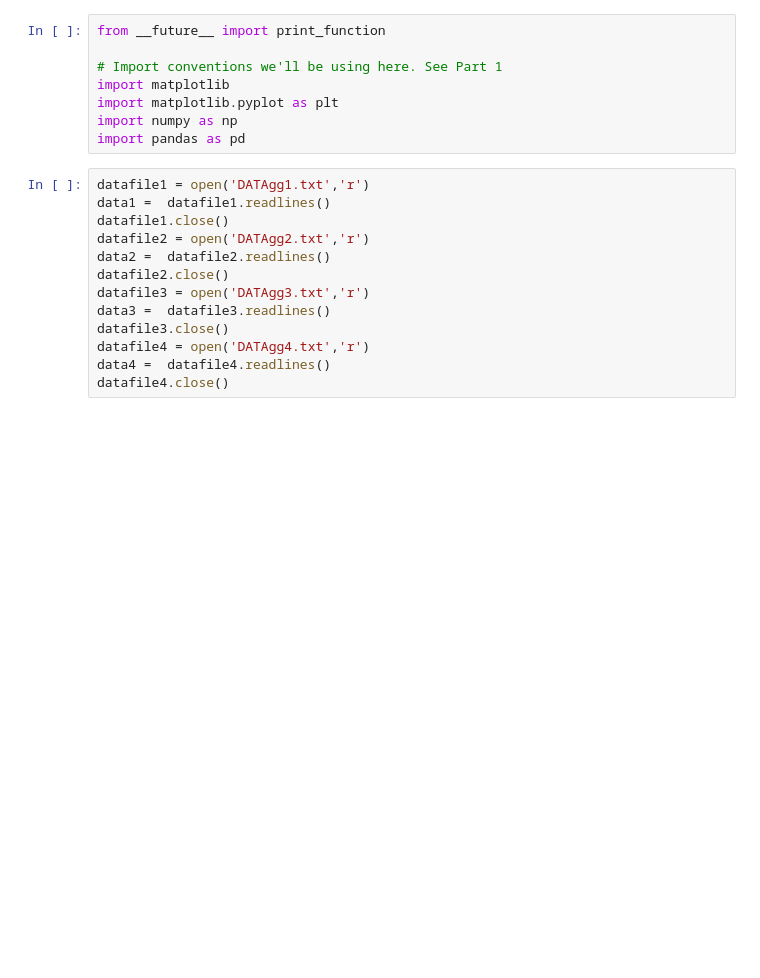
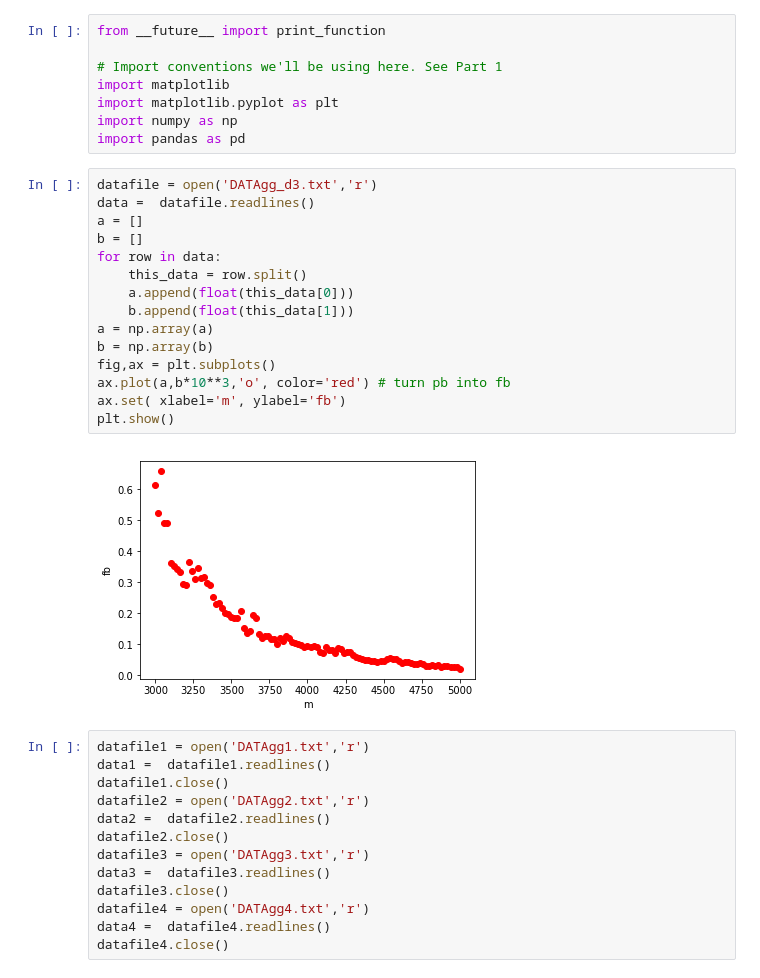
Before and after one commit to ComplicatedPhenomenon/IPython_training, a Jupyter notebook: Plot.ipynb, the cells around one changed output. Saved outputs shown, nothing was run; the diff lists cells and outputs as text; blank space fills up the shorter version.

```diff
--- a/Plot.ipynb
+++ b/Plot.ipynb
@@ -16,6 +16,23 @@ import matplotlib
 import matplotlib.pyplot as plt
 import numpy as np
 import pandas as pd
+# %%
+datafile = open('DATAgg_d3.txt','r')
+data =  datafile.readlines()
+a = []
+b = []
+for row in data:
+    this_data = row.split()
+    a.append(float(this_data[0]))
+    b.append(float(this_data[1]))
+a = np.array(a)
+b = np.array(b)
+fig,ax = plt.subplots()
+ax.plot(a,b*10**3,'o', color='red') # turn pb into fb
+ax.set( xlabel='m', ylabel='fb')
+plt.show()
+# %% [output]
+[figure, added]
 # %%
 datafile1 = open('DATAgg1.txt','r')
 data1 =  datafile1.readlines()
```
Also changed, not shown: parts of 2 cells of this notebook.
